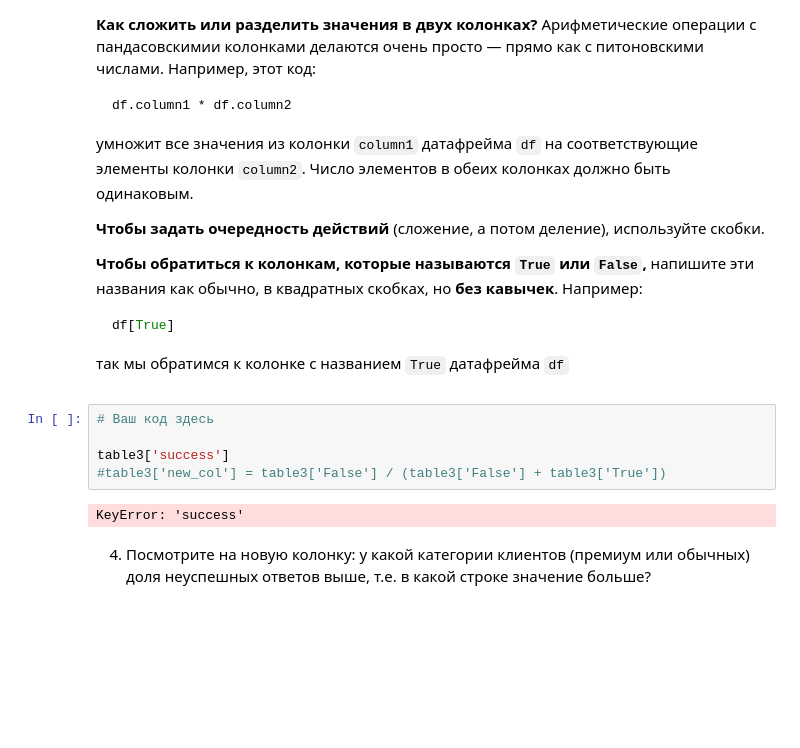
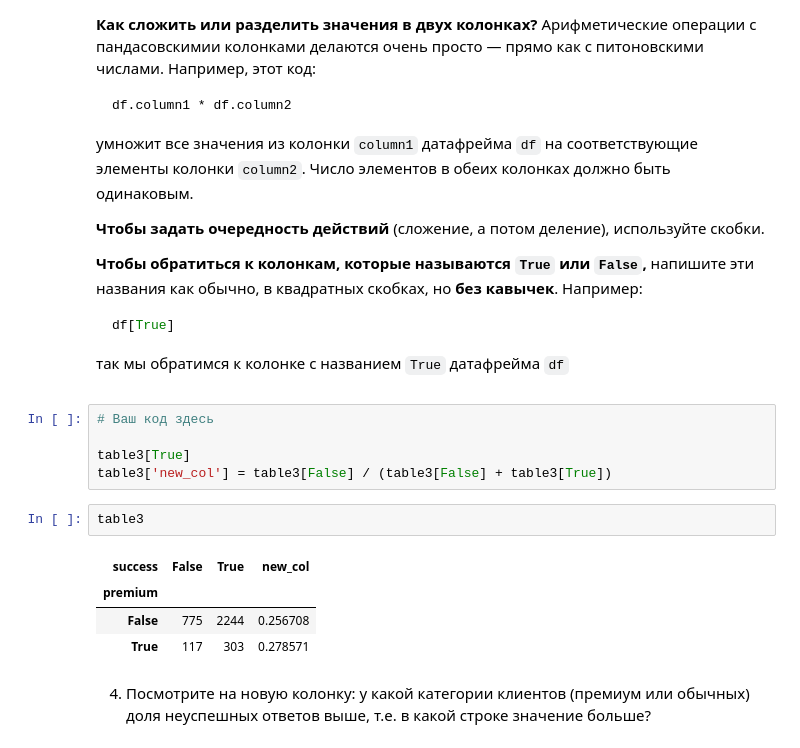
Before and after one commit to mergenva/karpov, a Jupyter notebook: Lesson_2_pandas/3_task/3_advanced_calculations_and_visualization_Homework.ipynb, the cells around one changed output. Drawn from its saved outputs; the diff is of its cells as text; folded sections open; blank space fills up the shorter version.

```diff
--- a/Lesson_2_pandas/3_task/3_advanced_calculations_and_visualization_Homework.ipynb
+++ b/Lesson_2_pandas/3_task/3_advanced_calculations_and_visualization_Homework.ipynb
@@ -832,10 +833,15 @@ df[True]
 # %%
 # Ваш код здесь
 
-table3['success']
-#table3['new_col'] = table3['False'] / (table3['False'] + table3['True'])
+table3[True]
+table3['new_col'] = table3[False] / (table3[False] + table3[True])
-# %% [output]
-KeyError: 'success'
+# %%
+table3
+# %% [output]
+| success | False | True | new_col |
+| premium |  |  |  |
+| False | 775 | 2244 | 0.256708 |
+| True | 117 | 303 | 0.278571 |
 # %% [markdown]
 4. Посмотрите на новую колонку: у какой категории клиентов (премиум или обычных) доля неуспешных ответов выше, т.е. в какой строке значение больше?
 # %% [markdown]
```
Also changed, not shown: parts of 1 cell of this notebook.
